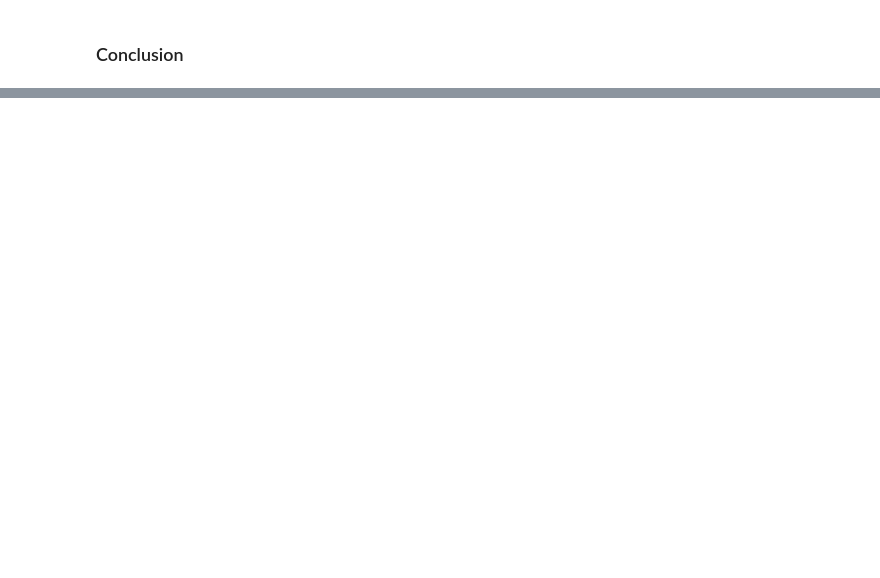
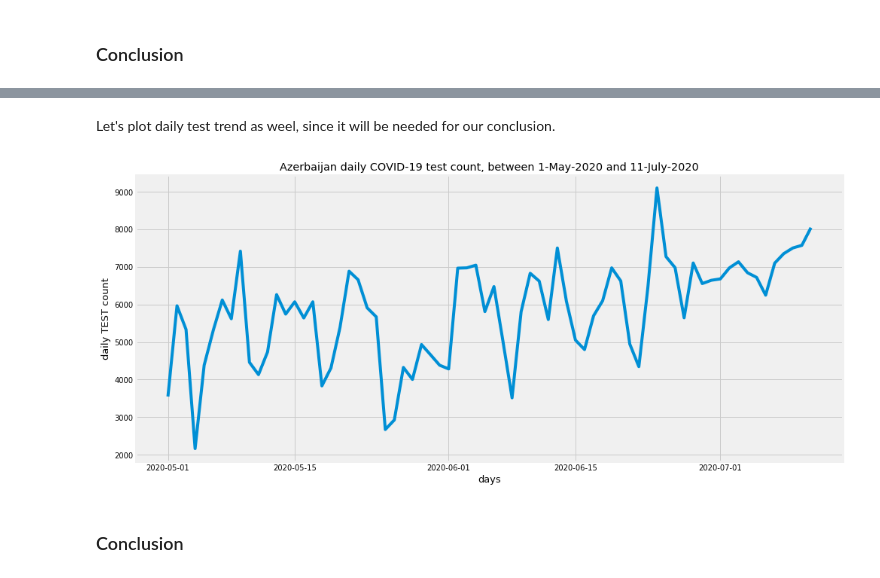
Before and after one commit to anarhasanov/COVID-19-analysis, a Jupyter notebook: COVID-19 analysis_Azerbaijan case_8June.ipynb, the cells around one changed output, grey strips where cells are left out. Drawn from its saved outputs; the diff is of its cells as text; code cells hidden in the pictures; blank space fills up the shorter version.

```diff
--- a/COVID-19 analysis_Azerbaijan case_8June.ipynb
+++ b/COVID-19 analysis_Azerbaijan case_8June.ipynb
@@ -669,0 +766,15 @@ When comparing first week actual data after forecst with forecasted data we see
+# %% [markdown]
+Let's plot daily test trend as weel, since it will be needed for our conclusion.
+# %%
+plt.figure(figsize=(15,7))
+plt.plot(AZE_test.index, AZE_test.daily_test)
+
+plt.title("Azerbaijan daily COVID-19 test count, between 1-May-2020 and 11-July-2020")
+plt.xlabel('days', size=13)
+plt.ylabel('daily TEST count', size=13)
+
+plt.savefig("AZE_daily_test_trend.jpg")
+# %% [output]
+[figure, added]
+# %% [markdown]
+### Conclusion
```
Also changed, not shown: parts of 29 cells of this notebook.
